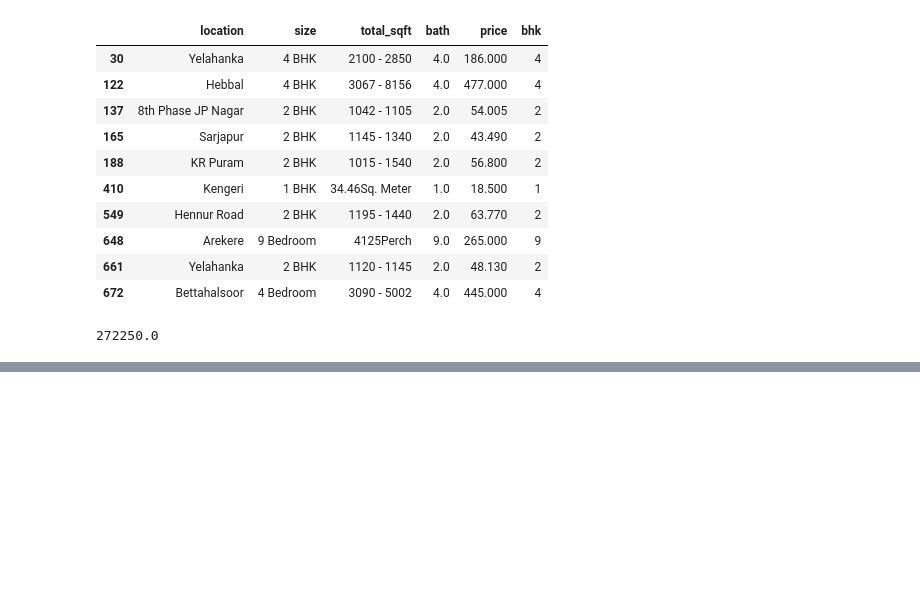
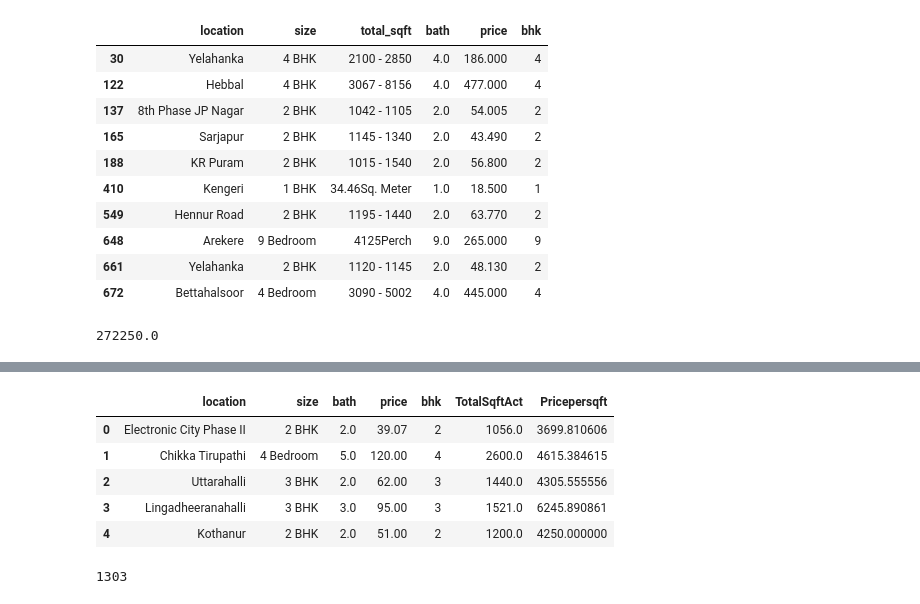
Before and after one commit to AftabUdaipurwala/MLProjects, a Jupyter notebook: Real_Estate_Price_Prediction_oF_Bangalore_Housing_Prices.ipynb, the cells around one changed output, grey strips where cells are left out. Cells and saved outputs as stored; diff of their text form; code cells hidden in the pictures; blank space fills up the shorter version.

```diff
--- a/Real_Estate_Price_Prediction_oF_Bangalore_Housing_Prices.ipynb
+++ b/Real_Estate_Price_Prediction_oF_Bangalore_Housing_Prices.ipynb
@@ -254,0 +259,4 @@ df1
+# %%
+df1= df1.dropna()
+# %%
+df1= df1.drop(['total_sqft'], axis=1)
@@ -254,0 +267,2 @@ df1
+# %%
+df2 = df1.copy() # creating a copy
@@ -254,0 +271,13 @@ df1
+# %%
+df2.head()
+# %% [output]
+|  | location | size | bath | price | bhk | TotalSqftAct | Pricepersqft |
+| 0 | Electronic City Phase II | 2 BHK | 2.0 | 39.07 | 2 | 1056.0 | 3699.810606 |
+| 1 | Chikka Tirupathi | 4 Bedroom | 5.0 | 120.00 | 4 | 2600.0 | 4615.384615 |
+| 2 | Uttarahalli | 3 BHK | 2.0 | 62.00 | 3 | 1440.0 | 4305.555556 |
+| 3 | Lingadheeranahalli | 3 BHK | 3.0 | 95.00 | 3 | 1521.0 | 6245.890861 |
+| 4 | Kothanur | 2 BHK | 2.0 | 51.00 | 2 | 1200.0 | 4250.000000 |
+# %%
+len(df2.location.unique())
+# %% [output]
+1303
```
Also changed, not shown: parts of 14 cells of this notebook.
